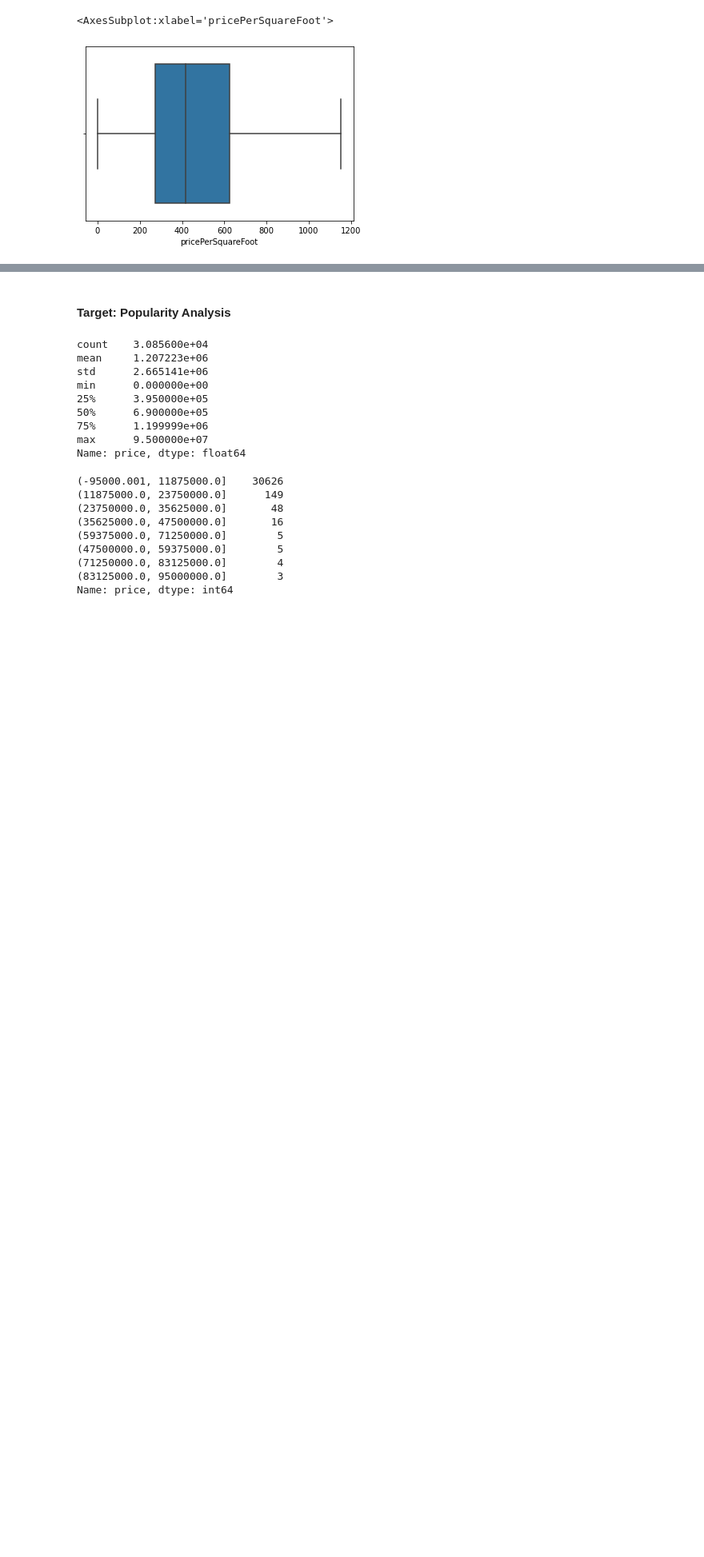
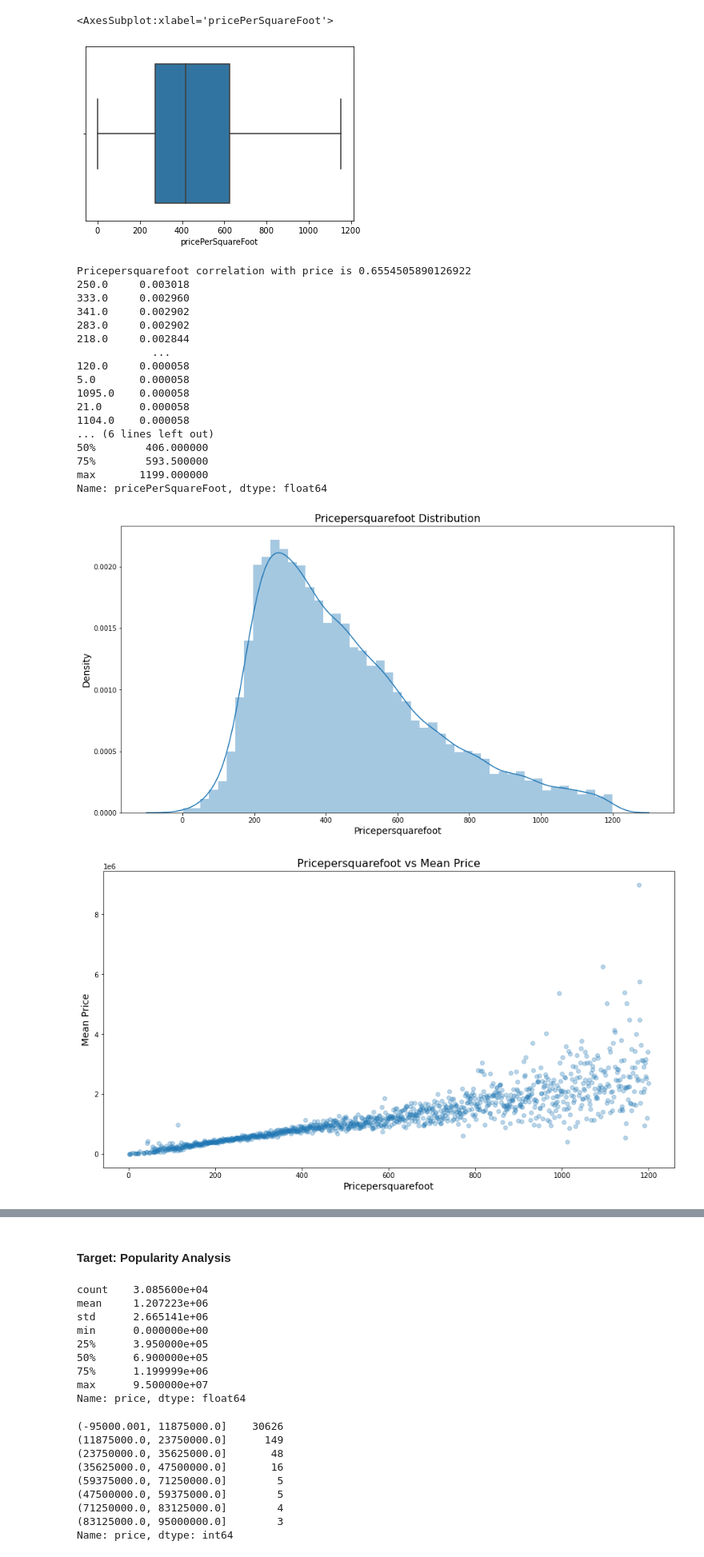
Before and after one commit to erin-vu/real_estate, a Jupyter notebook: Real Estate Analysis.ipynb, the cells around one changed output, grey strips where cells are left out. Shown: that part at 80% size. Saved outputs shown, nothing was run; the diff lists cells and outputs as text; code cells hidden in the pictures; blank space fills up the shorter version.

```diff
--- a/Real Estate Analysis.ipynb
+++ b/Real Estate Analysis.ipynb
@@ -704,3 +700,25 @@ sns.boxplot(df_single['pricePerSquareFoot'], showfliers=False)
 [figure]
 # %%
 df_single = df_single[(df_single['pricePerSquareFoot'] != 0) & (df_single['pricePerSquareFoot'] < 1200)]
+# %%
+feature_analysis('pricePerSquareFoot')
+# %% [output]
+Pricepersquarefoot correlation with price is 0.6554505890126922
+250.0     0.003018
+333.0     0.002960
+341.0     0.002902
+283.0     0.002902
+218.0     0.002844
+            ...
+120.0     0.000058
+5.0       0.000058
+1095.0    0.000058
+21.0      0.000058
+1104.0    0.000058
+... (6 lines left out)
+50%        406.000000
+75%        593.500000
+max       1199.000000
+Name: pricePerSquareFoot, dtype: float64
+[figure, added]
+[figure, added]
```
Also changed, not shown: parts of 20 cells of this notebook.
